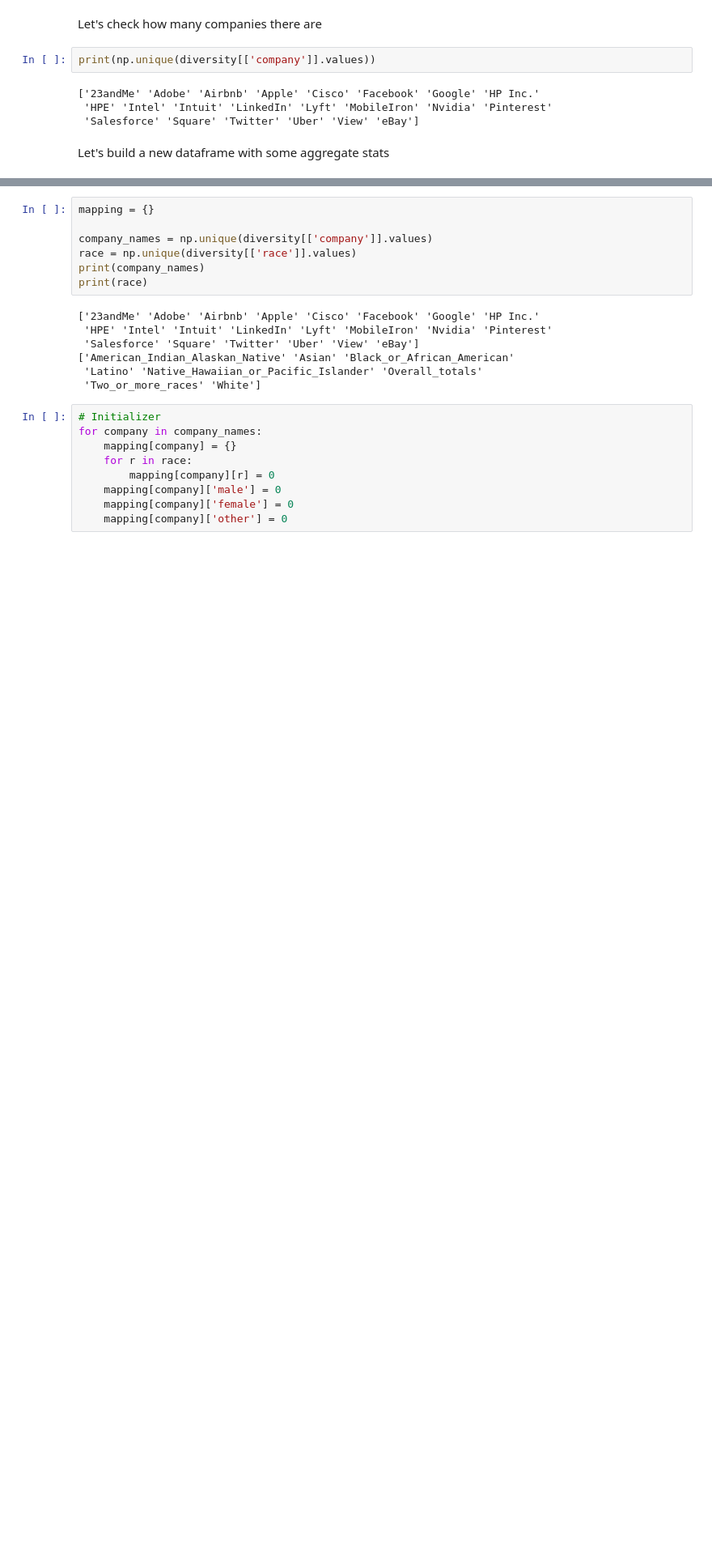
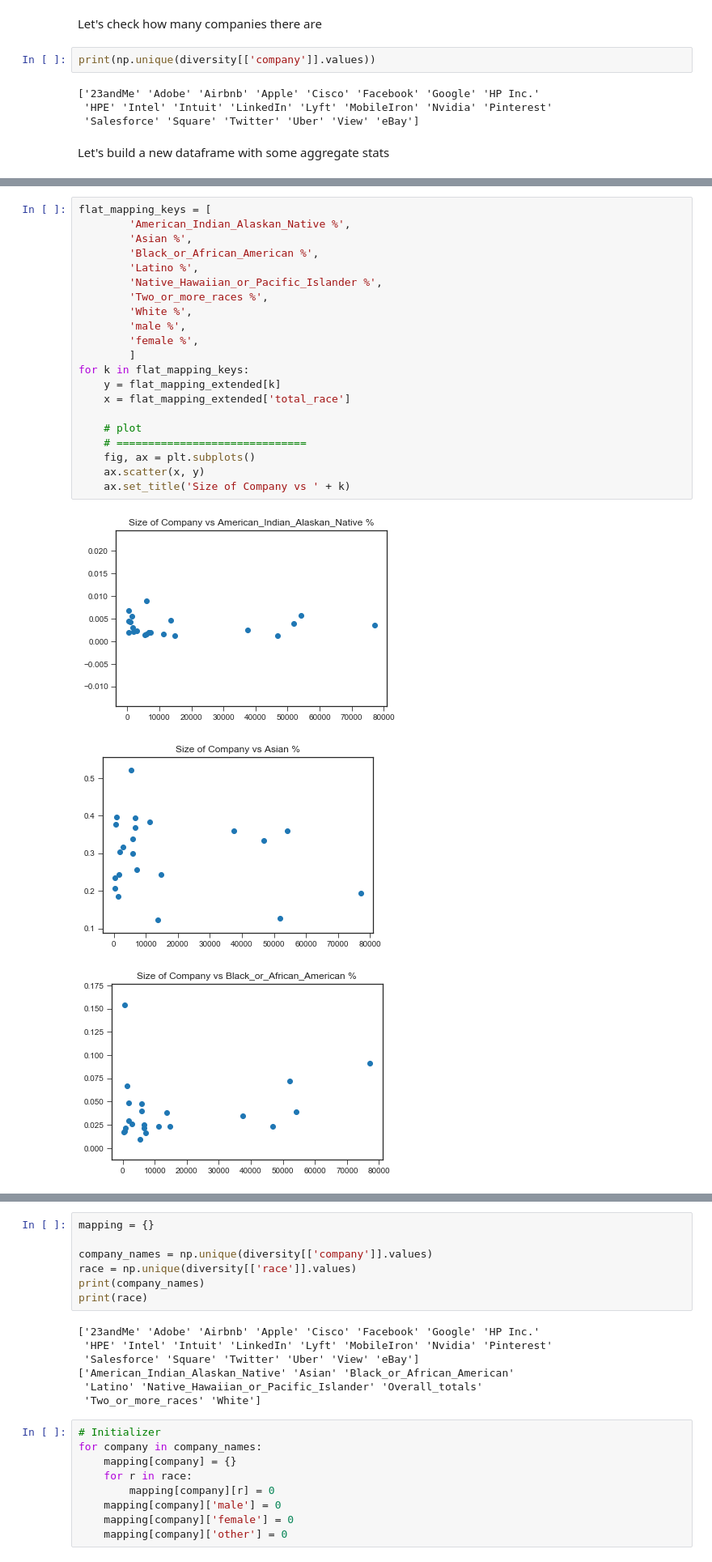
Before and after one commit to hanjing5/english_lit, a Jupyter notebook: final/Python+final+project.ipynb, the cells around one changed output, grey strips where cells are left out. Shown at 81% size. Cells and saved outputs as stored; diff of their text form; blank space fills up the shorter version.

```diff
--- a/final/Python+final+project.ipynb
+++ b/final/Python+final+project.ipynb
@@ -385,0 +622,25 @@ Let's build a new dataframe with some aggregate stats
+# %%
+flat_mapping_keys = [
+        'American_Indian_Alaskan_Native %',
+        'Asian %',
+        'Black_or_African_American %',
+        'Latino %',
+        'Native_Hawaiian_or_Pacific_Islander %',
+        'Two_or_more_races %',
+        'White %',
+        'male %',
+        'female %',
+        ]
+for k in flat_mapping_keys:
+    y = flat_mapping_extended[k]
+    x = flat_mapping_extended['total_race']
+
+    # plot
+    # ==============================
+    fig, ax = plt.subplots()
+    ax.scatter(x, y)
+    ax.set_title('Size of Company vs ' + k)
+# %% [output]
+[figure, added]
+[figure, added]
+[figure, added]
```
Also changed, not shown: parts of 17 cells of this notebook.
